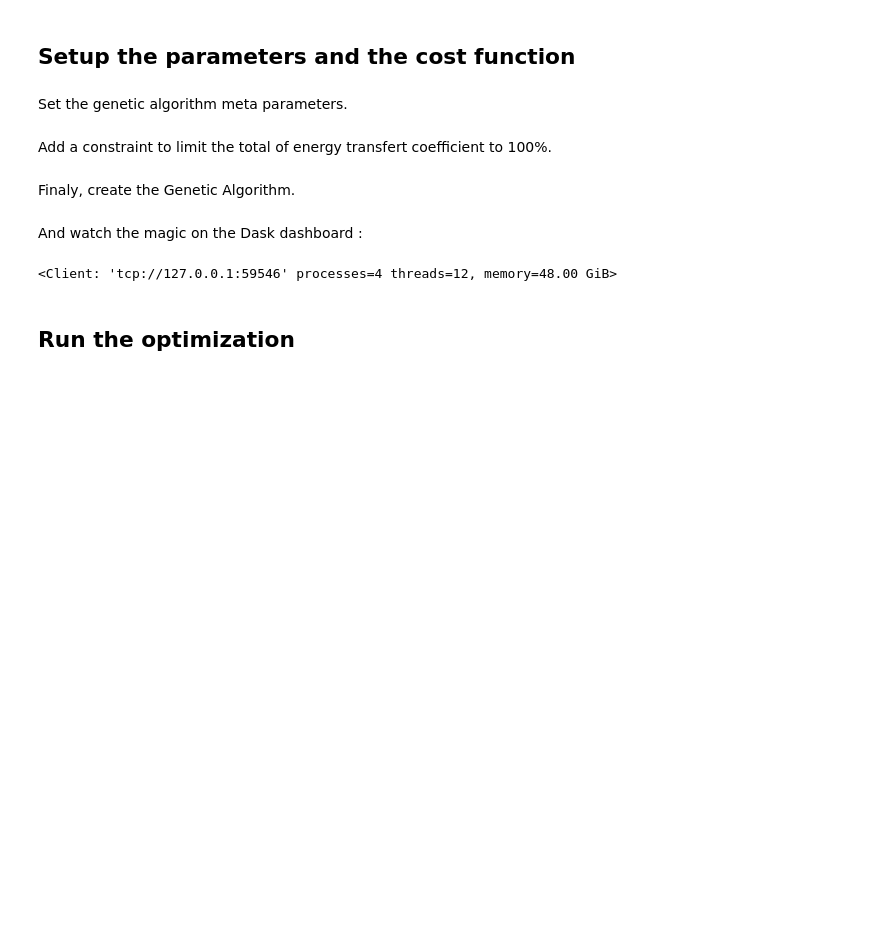
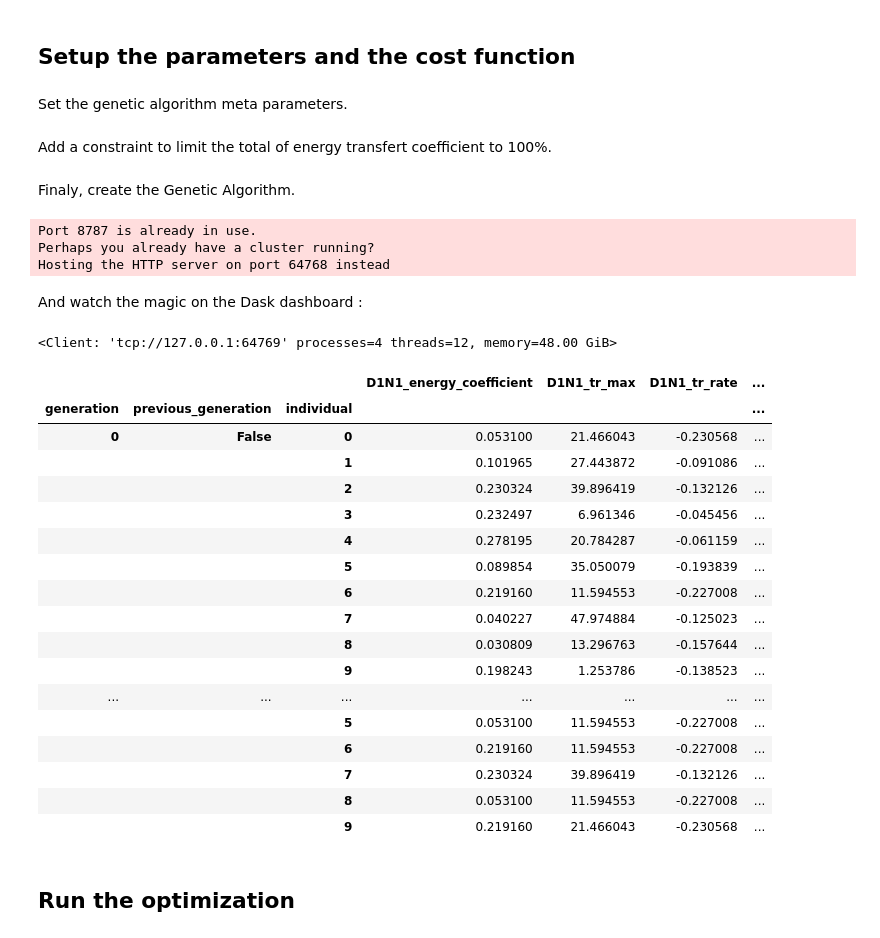
Before and after one commit to Ash12H/Seapopym-optimization, a Jupyter notebook: notebooks/4_Optimization/2_Climatological/1_Climato_HOT_2_groups/SeapoPym_biomass_HOT_climato_obs_npp_2_groups.ipynb, the cells around one changed output. Drawn from its saved outputs; the diff is of its cells as text; code cells hidden in the pictures; blank space fills up the shorter version.

Commit message:
Add logbook auto-export/import to json + param deviation through generation

```diff
--- a/notebooks/4_Optimization/2_Climatological/1_Climato_HOT_2_groups/SeapoPym_biomass_HOT_climato_obs_npp_2_groups.ipynb
+++ b/notebooks/4_Optimization/2_Climatological/1_Climato_HOT_2_groups/SeapoPym_biomass_HOT_climato_obs_npp_2_groups.ipynb
@@ -269,7 +269,7 @@ genetic_algo_parameters = GeneticAlgorithmParameters(
     INDPB=0.1,
     ETA=5,
     CXPB=0.7,
-    NGEN=5,
+    NGEN=6,
     POP_SIZE=10,
     cost_function_weight=(-1,),
 )
@@ -290,14 +290,39 @@ genetic_algo = GeneticAlgorithm(
     parameter_genetic_algorithm=genetic_algo_parameters,
     constraint=[constraint_energy],
     client=client,
-    logbook_path="test_logbook.json",
+    logbook_path=f"{export_file_name}_logbook.json",
 )
+# %% [output]
+Port 8787 is already in use.
+Perhaps you already have a cluster running?
+Hosting the HTTP server on port 64768 instead
 # %% [markdown]
 And watch the magic on the Dask dashboard :
 # %%
 genetic_algo.client
 # %% [output]
-<Client: 'tcp://127.0.0.1:59546' processes=4 threads=12, memory=48.00 GiB>
+<Client: 'tcp://127.0.0.1:64769' processes=4 threads=12, memory=48.00 GiB>
+# %%
+genetic_algo.logbook
+# %% [output]
+|  |  |  | D1N1_energy_coefficient | D1N1_tr_max | D1N1_tr_rate | ... |
+| generation | previous_generation | individual |  |  |  | ... |
+| 0 | False | 0 | 0.053100 | 21.466043 | -0.230568 | ... |
+|  |  | 1 | 0.101965 | 27.443872 | -0.091086 | ... |
+|  |  | 2 | 0.230324 | 39.896419 | -0.132126 | ... |
+|  |  | 3 | 0.232497 | 6.961346 | -0.045456 | ... |
+|  |  | 4 | 0.278195 | 20.784287 | -0.061159 | ... |
+|  |  | 5 | 0.089854 | 35.050079 | -0.193839 | ... |
+|  |  | 6 | 0.219160 | 11.594553 | -0.227008 | ... |
+|  |  | 7 | 0.040227 | 47.974884 | -0.125023 | ... |
+|  |  | 8 | 0.030809 | 13.296763 | -0.157644 | ... |
+|  |  | 9 | 0.198243 | 1.253786 | -0.138523 | ... |
+| ... | ... | ... | ... | ... | ... | ... |
+|  |  | 5 | 0.053100 | 11.594553 | -0.227008 | ... |
+|  |  | 6 | 0.219160 | 11.594553 | -0.227008 | ... |
+|  |  | 7 | 0.230324 | 39.896419 | -0.132126 | ... |
+|  |  | 8 | 0.053100 | 11.594553 | -0.227008 | ... |
+|  |  | 9 | 0.219160 | 21.466043 | -0.230568 | ... |
 # %% [markdown]
 ## Run the optimization
 # %%
```
Also changed, not shown: parts of 4 cells of this notebook, 2 other files.
